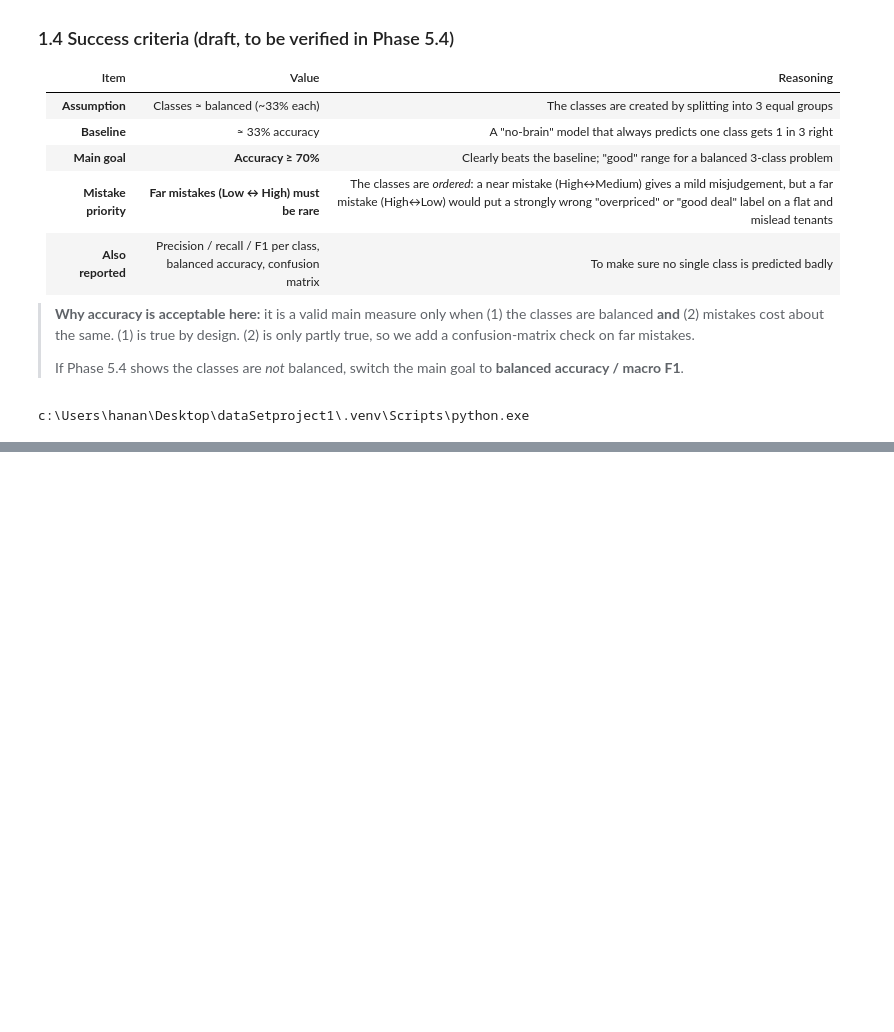
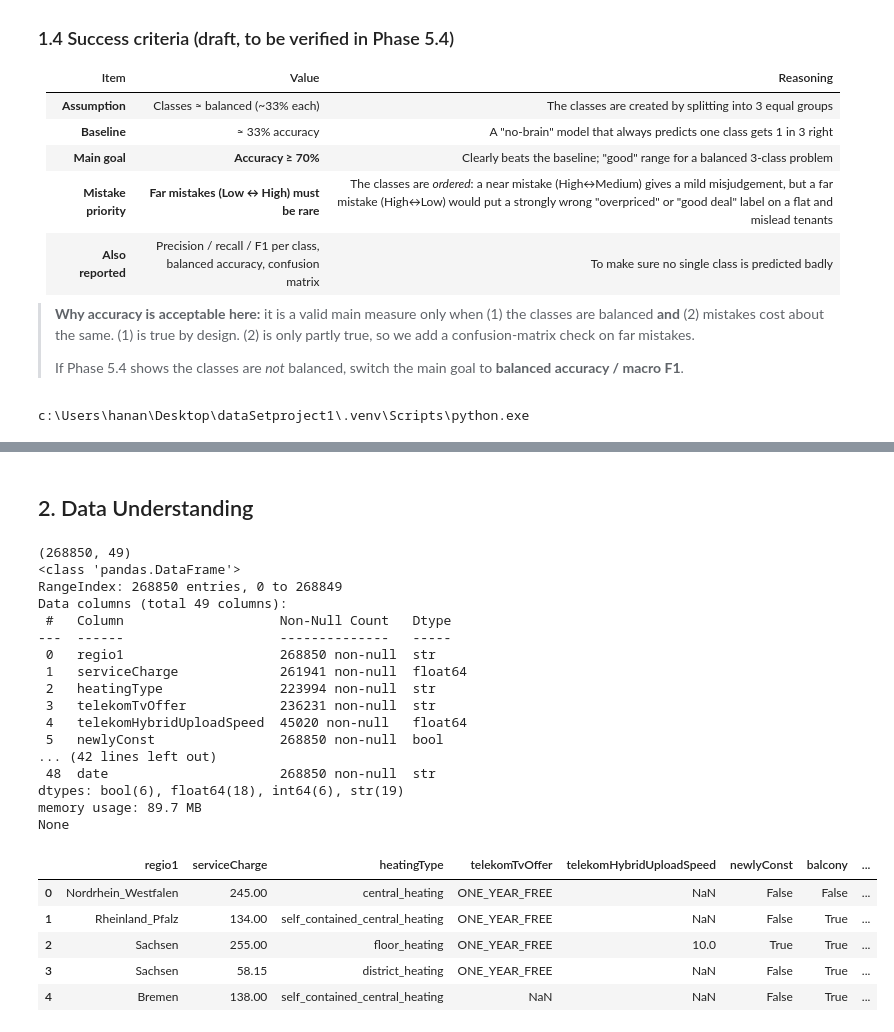
Before and after one commit to ihanmx/Rental_Datasert_study, a Jupyter notebook: notebooks/01_rental_classification.ipynb, the cells around one changed output, grey strips where cells are left out. Saved outputs shown, nothing was run; the diff lists cells and outputs as text; code cells hidden in the pictures; blank space fills up the shorter version.

```diff
--- a/notebooks/01_rental_classification.ipynb
+++ b/notebooks/01_rental_classification.ipynb
@@ -63,2 +61,33 @@ ModuleNotFoundError: No module named 'pandas'
+# %% [markdown]
+## 2. Data Understanding
 # %%
-d
+path = "../data/raw/immo_data.csv"
+df=pd.read_csv(path,low_memory=False)
+pd.set_option('display.max_columns', None)
+print(df.shape)
+print(df.info())
+display(df.head(5))
+# %% [output]
+(268850, 49)
+<class 'pandas.DataFrame'>
+RangeIndex: 268850 entries, 0 to 268849
+Data columns (total 49 columns):
+ #   Column                    Non-Null Count   Dtype
+---  ------                    --------------   -----
+ 0   regio1                    268850 non-null  str
+ 1   serviceCharge             261941 non-null  float64
+ 2   heatingType               223994 non-null  str
+ 3   telekomTvOffer            236231 non-null  str
+ 4   telekomHybridUploadSpeed  45020 non-null   float64
+ 5   newlyConst                268850 non-null  bool
+... (42 lines left out)
+ 48  date                      268850 non-null  str
+dtypes: bool(6), float64(18), int64(6), str(19)
+memory usage: 89.7 MB
+None
+|  | regio1 | serviceCharge | heatingType | telekomTvOffer | telekomHybridUploadSpeed | newlyConst | balcony | ... |
+| 0 | Nordrhein_Westfalen | 245.00 | central_heating | ONE_YEAR_FREE | NaN | False | False | ... |
+| 1 | Rheinland_Pfalz | 134.00 | self_contained_central_heating | ONE_YEAR_FREE | NaN | False | True | ... |
+| 2 | Sachsen | 255.00 | floor_heating | ONE_YEAR_FREE | 10.0 | True | True | ... |
+| 3 | Sachsen | 58.15 | district_heating | ONE_YEAR_FREE | NaN | False | True | ... |
+| 4 | Bremen | 138.00 | self_contained_central_heating | NaN | NaN | False | True | ... |
```
Also changed, not shown: parts of 11 cells of this notebook.
